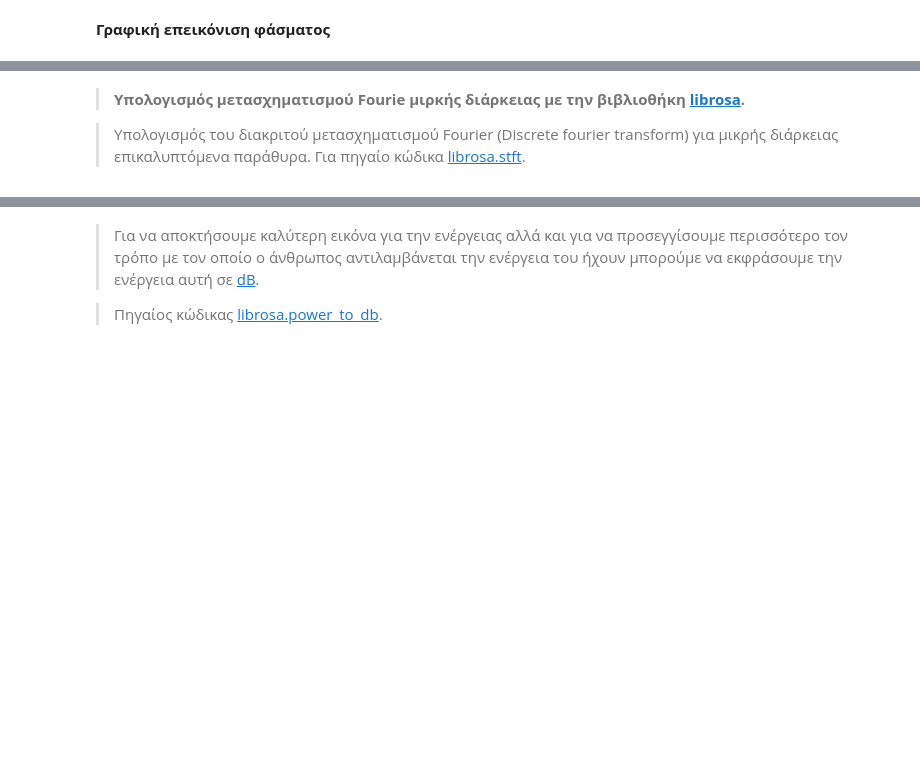
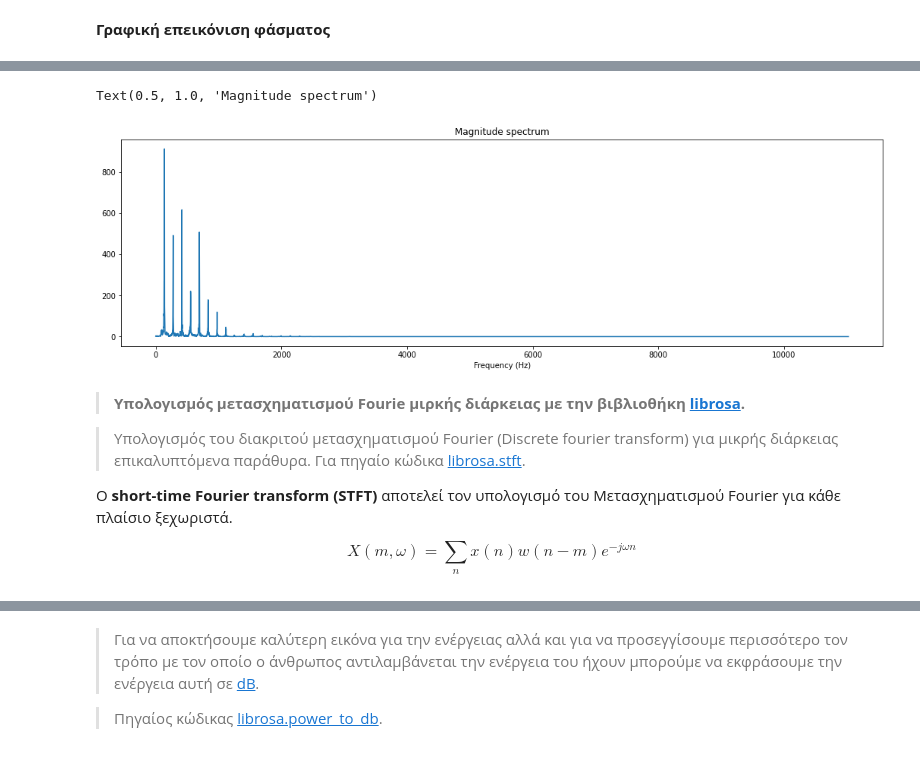
Before and after one commit to VGymnopoulos/MIR-Python-Tutorials, a Jupyter notebook: Fourier_transform.ipynb, the cells around one changed output, grey strips where cells are left out. Saved outputs shown, nothing was run; the diff lists cells and outputs as text; code cells hidden in the pictures; blank space fills up the shorter version.

```diff
--- a/Fourier_transform.ipynb
+++ b/Fourier_transform.ipynb
@@ -77,9 +79,27 @@ Text(0.5, 1.0, 'Magnitude spectrum')
+# %%
+# Κρατάμε μόνο το μισό φάσμα.
+plt.figure(figsize=(18, 5))
+
+f = np.linspace(0, sr, len(FtMagSpec))
+f_bins = int(len(FtMagSpec)*0.5)
+
+plt.plot(f[:f_bins], FtMagSpec[:f_bins])
+plt.xlabel('Frequency (Hz)')
+plt.title('Magnitude spectrum')
+# %% [output]
+Text(0.5, 1.0, 'Magnitude spectrum')
+[figure, added]
 # %% [markdown]
 
 
 >**Υπολογισμός μετασχηματισμού Fourie μιρκής διάρκειας με την βιβλιοθήκη [librosa](https://librosa.org/doc/latest/index.html).**
 
 >Υπολογισμός του διακριτού μετασχηματισμού Fourier (Discrete fourier transform) για μικρής διάρκειας επικαλυπτόμενα παράθυρα. Για πηγαίο κώδικα [librosa.stft](https://librosa.org/doc/latest/generated/librosa.stft.html?highlight=stft#librosa.stft).
+
+
+Ο **short-time Fourier transform (STFT)** αποτελεί τον υπολογισμό του Μετασχηματισμού Fourier για κάθε πλαίσιο ξεχωριστά.
+
+$$ X(m, \omega) = \sum_n x(n) w(n-m) e^{-j \omega n} $$
 # %%
 S_audio_sample = librosa.stft(audio_sample,n_fft=FRAME_SIZE,hop_length=HOP_LENGTH)
 # %%
```
Also changed, not shown: parts of 9 cells of this notebook.
